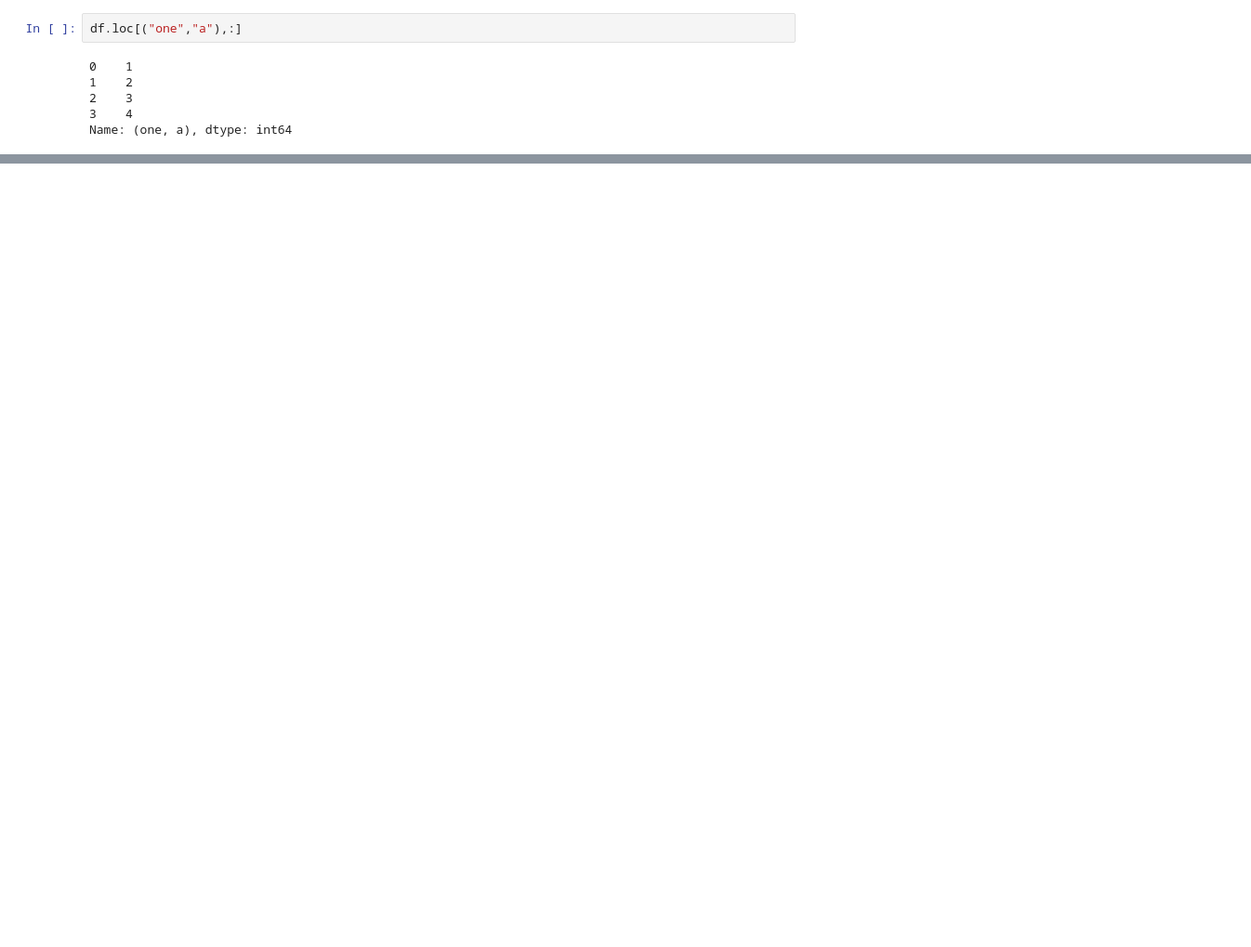
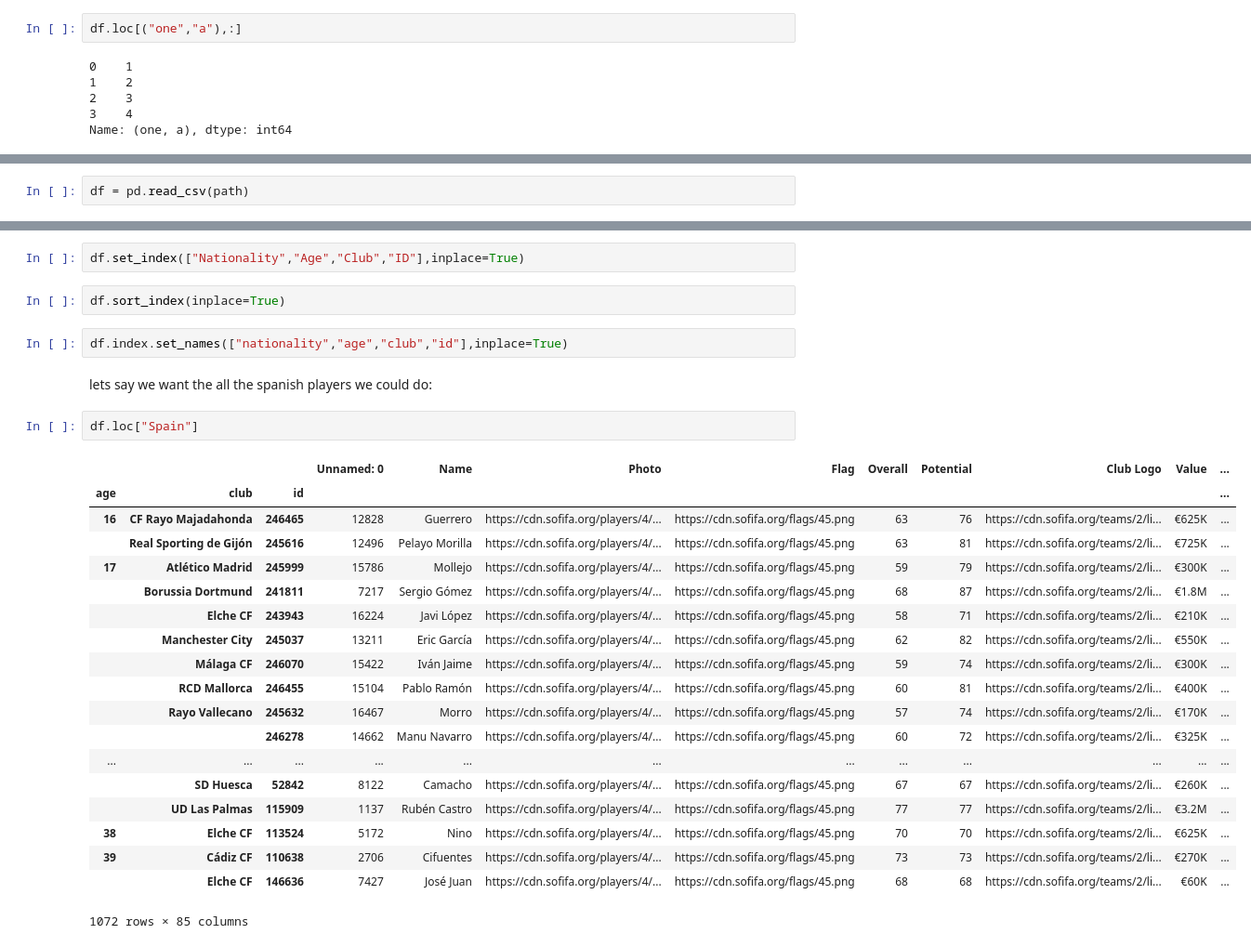
Before and after one commit to yonatanMedan/fastIndex, a Jupyter notebook: fast_index.ipynb, the cells around one changed output, grey strips where cells are left out. Shown at 93% size. Saved outputs shown, nothing was run; the diff lists cells and outputs as text; blank space fills up the shorter version.

Commit message:
exmaple with real data

```diff
--- a/fast_index.ipynb
+++ b/fast_index.ipynb
@@ -108,0 +105,2 @@ Name: (one, a), dtype: int64
+# %%
+df = pd.read_csv(path)
@@ -108,0 +126,31 @@ Name: (one, a), dtype: int64
+# %%
+df.set_index(["Nationality","Age","Club","ID"],inplace=True)
+# %%
+df.sort_index(inplace=True)
+# %%
+df.index.set_names(["nationality","age","club","id"],inplace=True)
+# %% [markdown]
+lets say we want the all the spanish players
+we could do:
+# %%
+df.loc["Spain"]
+# %% [output]
+|  |  |  | Unnamed: 0 | Name | Photo | Flag | Overall | Potential | Club Logo | Value | ... |
+| age | club | id |  |  |  |  |  |  |  |  | ... |
+| 16 | CF Rayo Majadahonda | 246465 | 12828 | Guerrero | https://cdn.sofifa.org/players/4/... | https://cdn.sofifa.org/flags/45.png | 63 | 76 | https://cdn.sofifa.org/teams/2/li... | €625K | ... |
+|  | Real Sporting de Gijón | 245616 | 12496 | Pelayo Morilla | https://cdn.sofifa.org/players/4/... | https://cdn.sofifa.org/flags/45.png | 63 | 81 | https://cdn.sofifa.org/teams/2/li... | €725K | ... |
+| 17 | Atlético Madrid | 245999 | 15786 | Mollejo | https://cdn.sofifa.org/players/4/... | https://cdn.sofifa.org/flags/45.png | 59 | 79 | https://cdn.sofifa.org/teams/2/li... | €300K | ... |
+|  | Borussia Dortmund | 241811 | 7217 | Sergio Gómez | https://cdn.sofifa.org/players/4/... | https://cdn.sofifa.org/flags/45.png | 68 | 87 | https://cdn.sofifa.org/teams/2/li... | €1.8M | ... |
+|  | Elche CF | 243943 | 16224 | Javi López | https://cdn.sofifa.org/players/4/... | https://cdn.sofifa.org/flags/45.png | 58 | 71 | https://cdn.sofifa.org/teams/2/li... | €210K | ... |
+|  | Manchester City | 245037 | 13211 | Eric García | https://cdn.sofifa.org/players/4/... | https://cdn.sofifa.org/flags/45.png | 62 | 82 | https://cdn.sofifa.org/teams/2/li... | €550K | ... |
+|  | Málaga CF | 246070 | 15422 | Iván Jaime | https://cdn.sofifa.org/players/4/... | https://cdn.sofifa.org/flags/45.png | 59 | 74 | https://cdn.sofifa.org/teams/2/li... | €300K | ... |
+|  | RCD Mallorca | 246455 | 15104 | Pablo Ramón | https://cdn.sofifa.org/players/4/... | https://cdn.sofifa.org/flags/45.png | 60 | 81 | https://cdn.sofifa.org/teams/2/li... | €400K | ... |
+|  | Rayo Vallecano | 245632 | 16467 | Morro | https://cdn.sofifa.org/players/4/... | https://cdn.sofifa.org/flags/45.png | 57 | 74 | https://cdn.sofifa.org/teams/2/li... | €170K | ... |
+|  |  | 246278 | 14662 | Manu Navarro | https://cdn.sofifa.org/players/4/... | https://cdn.sofifa.org/flags/45.png | 60 | 72 | https://cdn.sofifa.org/teams/2/li... | €325K | ... |
+| ... | ... | ... | ... | ... | ... | ... | ... | ... | ... | ... | ... |
+|  | SD Huesca | 52842 | 8122 | Camacho | https://cdn.sofifa.org/players/4/... | https://cdn.sofifa.org/flags/45.png | 67 | 67 | https://cdn.sofifa.org/teams/2/li... | €260K | ... |
+|  | UD Las Palmas | 115909 | 1137 | Rubén Castro | https://cdn.sofifa.org/players/4/... | https://cdn.sofifa.org/flags/45.png | 77 | 77 | https://cdn.sofifa.org/teams/2/li... | €3.2M | ... |
+| 38 | Elche CF | 113524 | 5172 | Nino | https://cdn.sofifa.org/players/4/... | https://cdn.sofifa.org/flags/45.png | 70 | 70 | https://cdn.sofifa.org/teams/2/li... | €625K | ... |
+| 39 | Cádiz CF | 110638 | 2706 | Cifuentes | https://cdn.sofifa.org/players/4/... | https://cdn.sofifa.org/flags/45.png | 73 | 73 | https://cdn.sofifa.org/teams/2/li... | €270K | ... |
+|  | Elche CF | 146636 | 7427 | José Juan | https://cdn.sofifa.org/players/4/... | https://cdn.sofifa.org/flags/45.png | 68 | 68 | https://cdn.sofifa.org/teams/2/li... | €60K | ... |
+1072 rows × 85 columns
```
Also changed, not shown: parts of 38 cells of this notebook, 2 other files.
